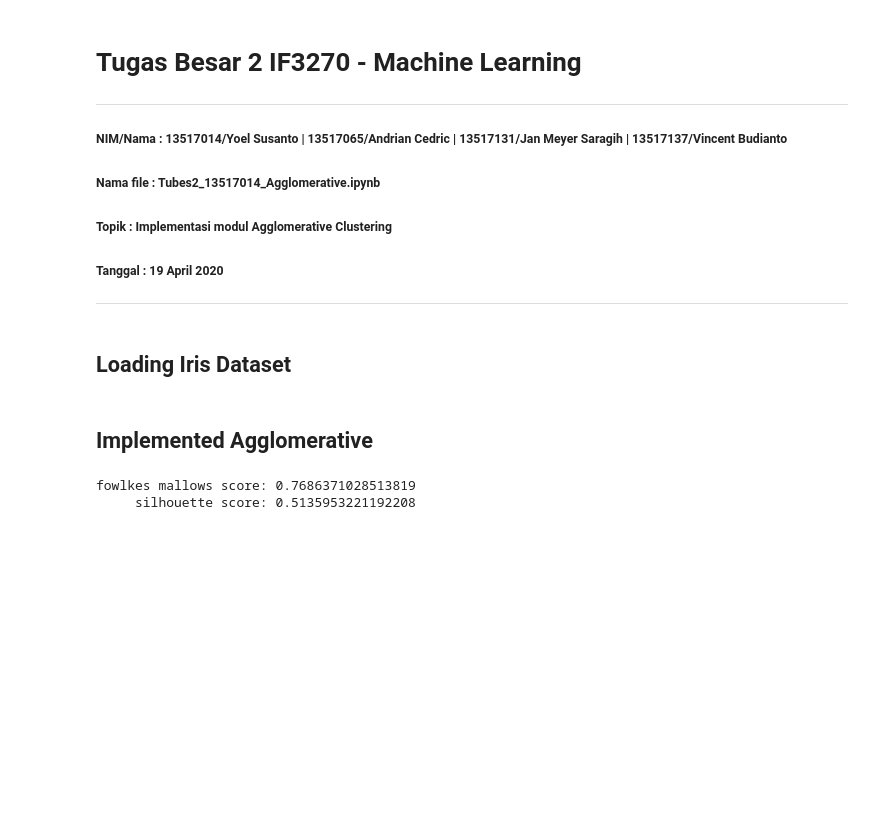
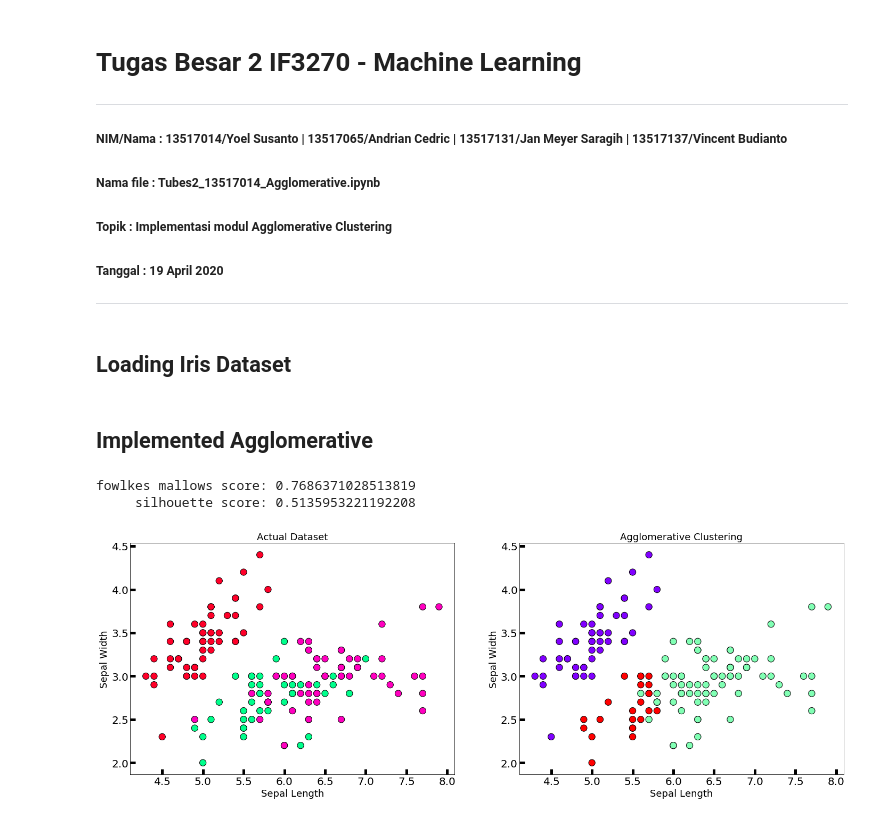
Before and after one commit to vincentbudianto/Clustering, a Jupyter notebook: BagianB/Tubes2_13517014_Agglomerative.ipynb, the cells around one changed output. Saved outputs shown, nothing was run; the diff lists cells and outputs as text; code cells hidden in the pictures; blank space fills up the shorter version.

Commit message:
Add visualisation for Agglomerative

```diff
--- a/BagianB/Tubes2_13517014_Agglomerative.ipynb
+++ b/BagianB/Tubes2_13517014_Agglomerative.ipynb
@@ -33,3 +33,21 @@ print('     silhouette score:', silhouette_score(data, implemented_target, metri
 # %% [output]
 fowlkes mallows score: 0.7686371028513819
      silhouette score: 0.5135953221192208
+# %%
+fig, axes = plt.subplots(1, 2, figsize=(24,8))
+
+# Actual dataset
+axes[0].scatter(data[:,0], data[:,1], c=target, cmap='gist_rainbow', edgecolor='k', s=150)
+axes[0].set_title('Actual Dataset', fontsize=18)
+axes[0].set_xlabel('Sepal Length', fontsize=18)
+axes[0].set_ylabel('Sepal Width', fontsize=18)
+axes[0].tick_params(direction='in', length=10, width=5, colors='k', labelsize=20)
+
+# Implemented Agglomerative dataset
+axes[1].scatter(data[:,0], data[:,1], c=implemented_target, cmap='rainbow', edgecolor='k', s=150)
+axes[1].set_title('Agglomerative Clustering', fontsize=18)
+axes[1].set_xlabel('Sepal Length', fontsize=18)
+axes[1].set_ylabel('Sepal Width', fontsize=18)
+axes[1].tick_params(direction='in', length=10, width=5, colors='k', labelsize=20)
+# %% [output]
+[figure, added]
```
Also changed, not shown: parts of 1 cell of this notebook.
